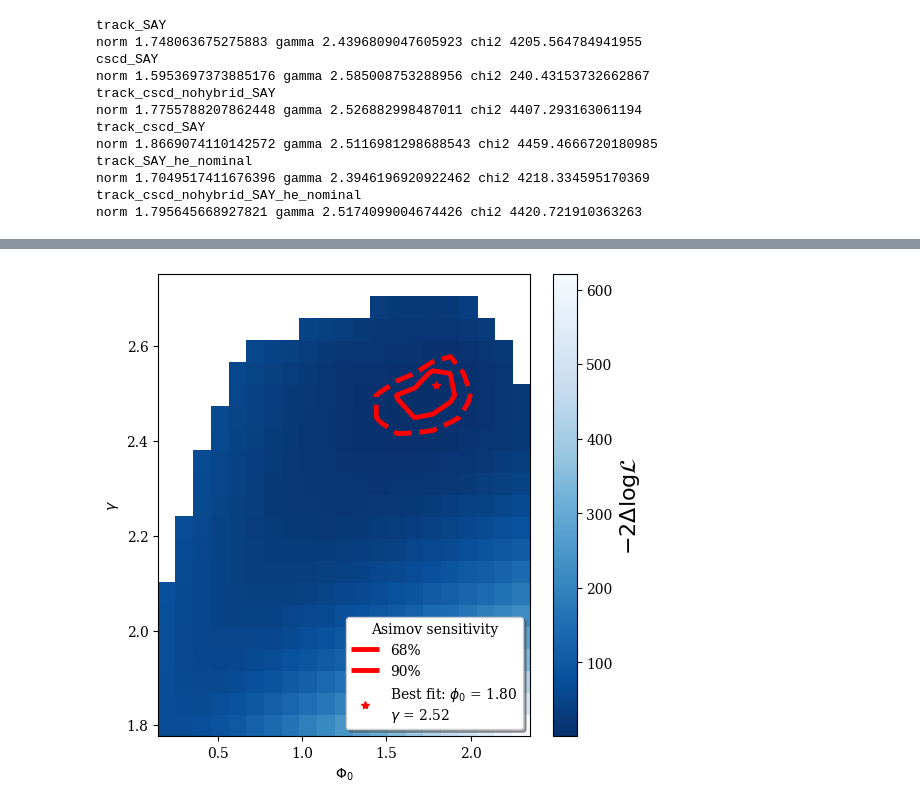
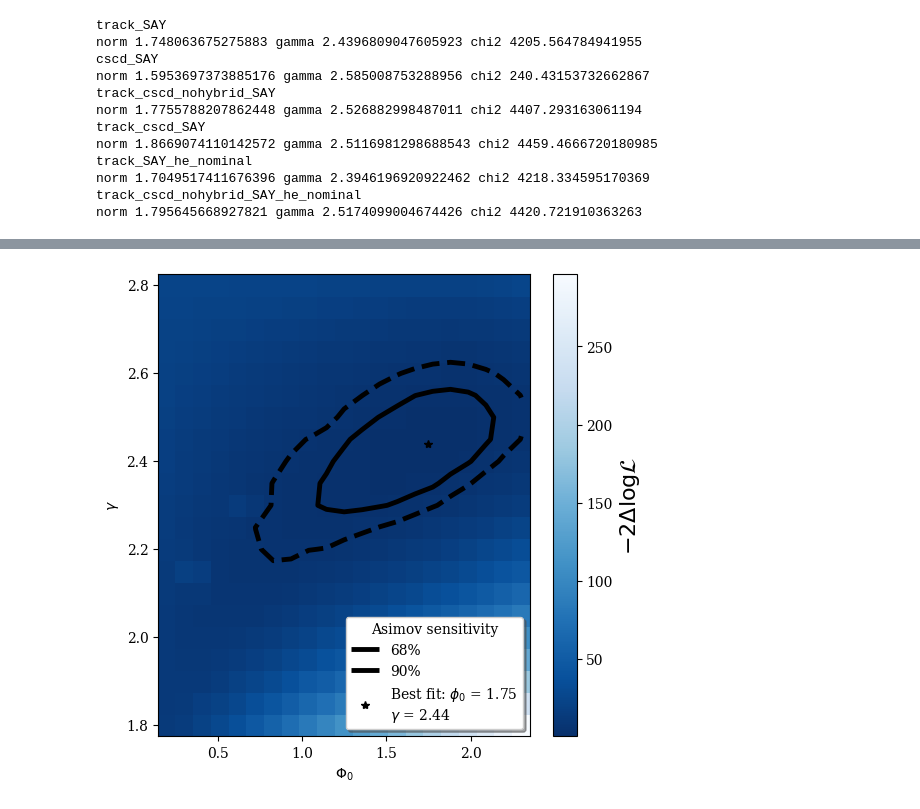
Before and after one commit to tjuanve/icc-ana, a Jupyter notebook: combined_track_shower/plots/best_fit.ipynb, the cells around one changed output, grey strips where cells are left out. Drawn from its saved outputs; the diff is of its cells as text; code cells hidden in the pictures.

Commit message:
update plots

```diff
--- a/combined_track_shower/plots/best_fit.ipynb
+++ b/combined_track_shower/plots/best_fit.ipynb
@@ -57,19 +56,28 @@ norm 1.795645668927821 gamma 2.5174099004674426 chi2 4420.721910363263
 # %%
 scan_dir_dict = {
                 # ### best fit, should be richard naab
-                 "track" : "/data/user/tvaneede/GlobalFit/analysis/combined_track_shower/create_dag/output/SAY/track_bestfit",
+                "track" : "/data/user/tvaneede/GlobalFit/analysis/combined_track_shower/create_dag/output/SAY/track_bestfit",
                 #  "cscd" : "/data/user/tvaneede/GlobalFit/analysis/combined_track_shower/create_dag/output/SAY/cscd_bestfit",
-                 "track_cscd_nohybrid" : "/data/user/tvaneede/GlobalFit/analysis/combined_track_shower/create_dag/output/SAY/track_cscd_nohybrid_bestfit",
-                 "track_cscd" : "/data/user/tvaneede/GlobalFit/analysis/combined_track_shower/create_dag/output/SAY/track_cscd_bestfit",
+                "track_cscd_nohybrid" : "/data/user/tvaneede/GlobalFit/analysis/combined_track_shower/create_dag/output/SAY/track_cscd_nohybrid_bestfit",
+                "track_cscd" : "/data/user/tvaneede/GlobalFit/analysis/combined_track_shower/create_dag/output/SAY/track_cscd_bestfit",
 
                 ### more points
-                 "track_morepoints" : "/data/user/tvaneede/GlobalFit/analysis/combined_track_shower/create_dag/output/SAY/track_bestfit_morepoints",
-                 "track_cscd_nohybrid_morepoints" : "/data/user/tvaneede/GlobalFit/analysis/combined_track_shower/create_dag/output/SAY/track_cscd_nohybrid_bestfit_morepoints",
+                "track_morepoints" : "/data/user/tvaneede/GlobalFit/analysis/combined_track_shower/create_dag/output/SAY/track_bestfit_morepoints",
+                "track_cscd_nohybrid_morepoints" : "/data/user/tvaneede/GlobalFit/analysis/combined_track_shower/create_dag/output/SAY/track_cscd_nohybrid_bestfit_morepoints",
 
                 ### adding he event
                 #  "track_he_nominal" : "/data/user/tvaneede/GlobalFit/analysis/combined_track_shower/create_dag/output/SAY/track_he_nominal_bestfit_morepoints",
-                 "track_cscd_he_nominal_nohybrid" : "/data/user/tvaneede/GlobalFit/analysis/combined_track_shower/create_dag/output/SAY/track_cscd_he_nominal_nohybrid_bestfit_morepoints",
-                 }
+                "track_cscd_he_nominal_nohybrid" : "/data/user/tvaneede/GlobalFit/analysis/combined_track_shower/create_dag/output/SAY/track_cscd_he_nominal_nohybrid_bestfit_morepoints",
+
+                ### new neha method
+                "track_bestfit_neha" : "/data/user/tvaneede/GlobalFit/analysis/combined_track_shower/create_dag/output/SAY/track_bestfit_neha",
+                "track_cscd_nohybrid_bestfit_neha" : "/data/user/tvaneede/GlobalFit/analysis/combined_track_shower/create_dag/output/SAY/track_cscd_nohybrid_bestfit_neha",
+
+                "track_he_nominal_bestfit_neha" : "/data/user/tvaneede/GlobalFit/analysis/combined_track_shower/create_dag/output/SAY/track_he_nominal_bestfit_neha",
+                "track_cscd_he_nominal_nohybrid_bestfit_neha" : "/data/user/tvaneede/GlobalFit/analysis/combined_track_shower/create_dag/output/SAY/track_cscd_he_nominal_nohybrid_bestfit_neha",
+
+
+                }
 # %%
 drop_unsuccessful = True
 
@@ -133,9 +145,10 @@ fig, (ax) = plt.subplots(1, 1)
 
 ll, lh = [], []
 
-name = "track_cscd_he_nominal_nohybrid" # track_morepoints, track_cscd_nohybrid_morepoints track_he_nominal track_cscd_he_nominal_nohybrid
-fitname = "track_cscd_nohybrid_SAY_he_nominal" # track_SAY track_cscd_nohybrid_SAY track_SAY_he_nominal track_cscd_nohybrid_SAY_he_nominal
-colors = ["red"] # black red
+name = "track_bestfit_neha" # track_bestfit_neha, track_cscd_nohybrid_bestfit_neha track_he_nominal_bestfit_neha track_cscd_he_nominal_nohybrid_bestfit_neha
+best_fit = scan_dict[name].get_freefit(drop_unsuccessful="True")
+
+colors = ["black"] # black red
 
 
 cntr = ax.contour( x[name], y[name], dllh[name],
@@ -143,35 +156,35 @@ cntr = ax.contour( x[name], y[name], dllh[name],
 
 pcm = ax.pcolor(x[name],
                 y[name],
                 dllh[name],
                 cmap='Blues_r', shading='auto')
 
 cbar = fig.colorbar(pcm, ax=ax)
 cbar.set_label(label=r'$-2\Delta\mathrm{log}\mathcal{L}$',size=16,fontfamily='serif')
 
 # best fit
-norm = pickles[fitname]["fit-result"][1]["astro_norm"]
-gamma = pickles[fitname]["fit-result"][1]["gamma_astro"]
+norm = best_fit['astro_norm']
+gamma = best_fit['gamma_astro']
 
 dot, = ax.plot([norm], [gamma], "*", color=colors[0])
 
 # set the legend
 h, _ = cntr.legend_elements()
 for i in range(len(h)):
     lh.append(h[i]) # legend elements
     ll.append(f'{levlabels[i]}') # legend text
 
 lh.append(dot)
 ll.append("Best fit: " + r"$\phi_0$ = " + f"{norm:.2f}\n" + r"$\gamma$ = " + f"{gamma:.2f}")
 
 ax.set_xlabel(r"$\Phi_0$")
 ax.set_ylabel(r"$\gamma$")
 
 l3 = ax.legend(lh,ll,loc = "lower right", title = "Asimov sensitivity",
                 ncols=1,frameon=True,fancybox=True,shadow=True)
 
 plt.savefig(f"/data/user/tvaneede/GlobalFit/analysis/combined_track_shower/plots/output/best_fit/llscan_contour_bestfit_{name}.pdf")
 # %% [output]
-[figure, old version]
+[figure, new version]
 # %%
 # compare contour
```
Also changed, not shown: parts of 4 cells of this notebook, 50 other files.
